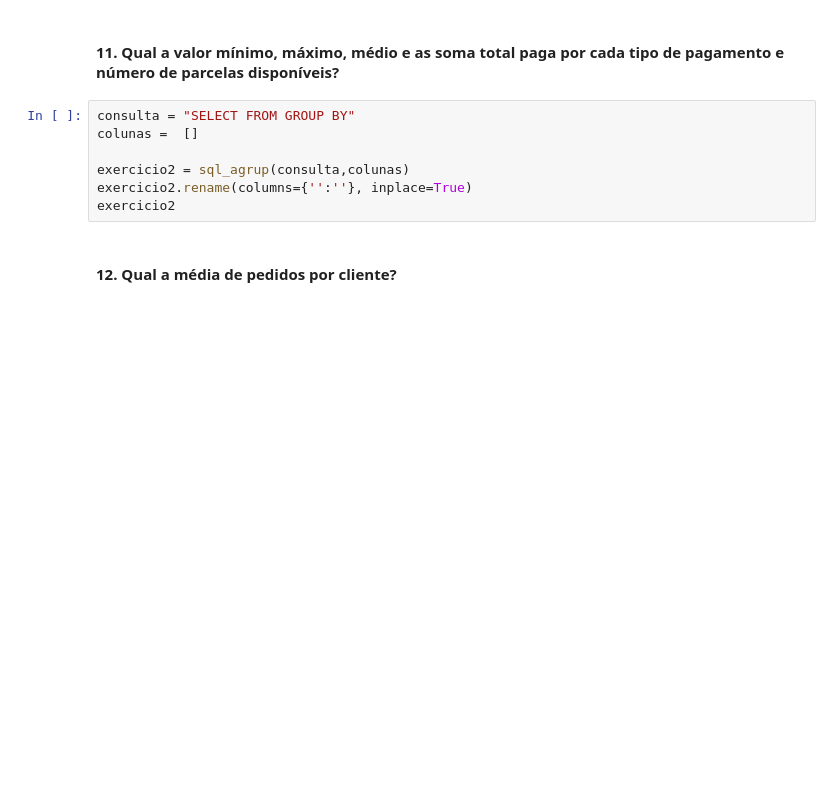
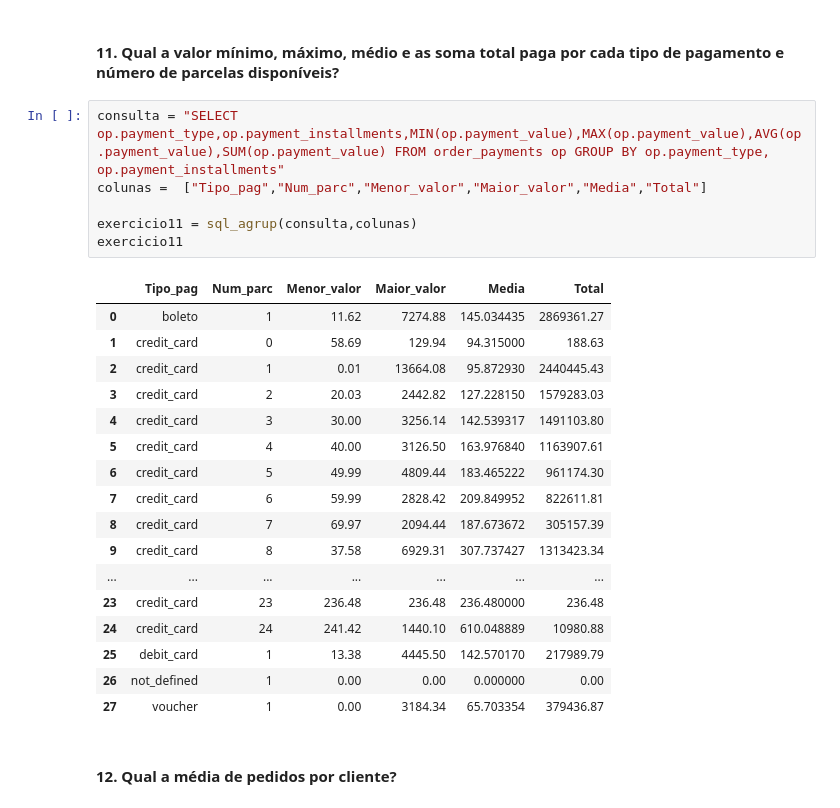
Before and after one commit to Fabiorsi1979/DS-Comunidade, a Jupyter notebook: SDQL_basico_Agrupamentos.ipynb, the cells around one changed output. Saved outputs shown, nothing was run; the diff lists cells and outputs as text; blank space fills up the shorter version.

Commit message:
Agrupamentos_exercicios_finalizados

```diff
--- a/SDQL_basico_Agrupamentos.ipynb
+++ b/SDQL_basico_Agrupamentos.ipynb
@@ -241,12 +247,29 @@ exercicio2
 # %% [markdown]
 #### 11. Qual a valor mínimo, máximo, médio e as soma total paga por cada tipo de pagamento e número de parcelas disponíveis?
-# %%
-consulta = "SELECT FROM GROUP BY"
-colunas =  []
-
-exercicio2 = sql_agrup(consulta,colunas)
-exercicio2.rename(columns={'':''}, inplace=True)
-exercicio2
+# %%
+consulta = "SELECT op.payment_type,op.payment_installments,MIN(op.payment_value),MAX(op.payment_value),AVG(op.payment_value),SUM(op.payment_value) FROM order_payments op GROUP BY op.payment_type, op.payment_installments"
+colunas =  ["Tipo_pag","Num_parc","Menor_valor","Maior_valor","Media","Total"]
+
+exercicio11 = sql_agrup(consulta,colunas)
+exercicio11
+# %% [output]
+|  | Tipo_pag | Num_parc | Menor_valor | Maior_valor | Media | Total |
+| 0 | boleto | 1 | 11.62 | 7274.88 | 145.034435 | 2869361.27 |
+| 1 | credit_card | 0 | 58.69 | 129.94 | 94.315000 | 188.63 |
+| 2 | credit_card | 1 | 0.01 | 13664.08 | 95.872930 | 2440445.43 |
+| 3 | credit_card | 2 | 20.03 | 2442.82 | 127.228150 | 1579283.03 |
+| 4 | credit_card | 3 | 30.00 | 3256.14 | 142.539317 | 1491103.80 |
+| 5 | credit_card | 4 | 40.00 | 3126.50 | 163.976840 | 1163907.61 |
+| 6 | credit_card | 5 | 49.99 | 4809.44 | 183.465222 | 961174.30 |
+| 7 | credit_card | 6 | 59.99 | 2828.42 | 209.849952 | 822611.81 |
+| 8 | credit_card | 7 | 69.97 | 2094.44 | 187.673672 | 305157.39 |
+| 9 | credit_card | 8 | 37.58 | 6929.31 | 307.737427 | 1313423.34 |
+| ... | ... | ... | ... | ... | ... | ... |
+| 23 | credit_card | 23 | 236.48 | 236.48 | 236.480000 | 236.48 |
+| 24 | credit_card | 24 | 241.42 | 1440.10 | 610.048889 | 10980.88 |
+| 25 | debit_card | 1 | 13.38 | 4445.50 | 142.570170 | 217989.79 |
+| 26 | not_defined | 1 | 0.00 | 0.00 | 0.000000 | 0.00 |
+| 27 | voucher | 1 | 0.00 | 3184.34 | 65.703354 | 379436.87 |
 # %% [markdown]
 #### 12. Qual a média de pedidos por cliente?
 # %%
```
Also changed, not shown: parts of 10 cells of this notebook.
